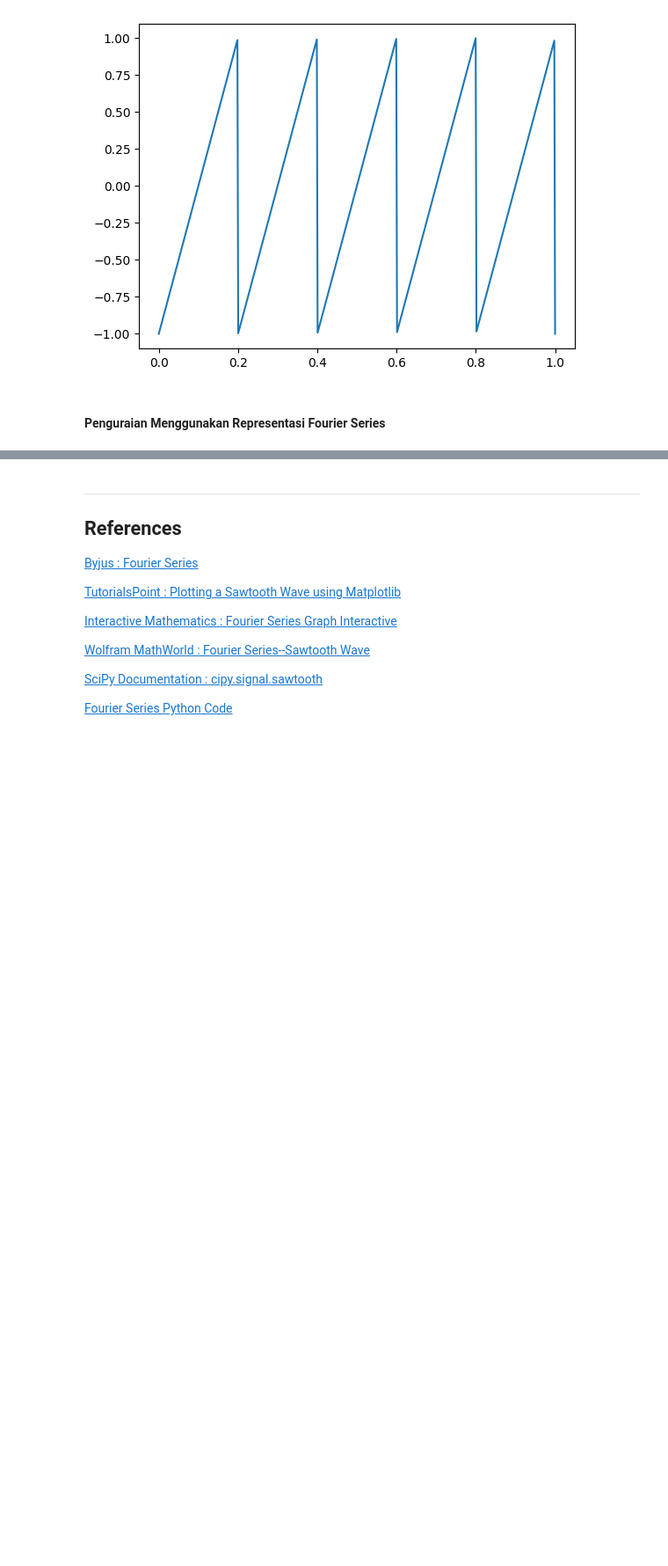
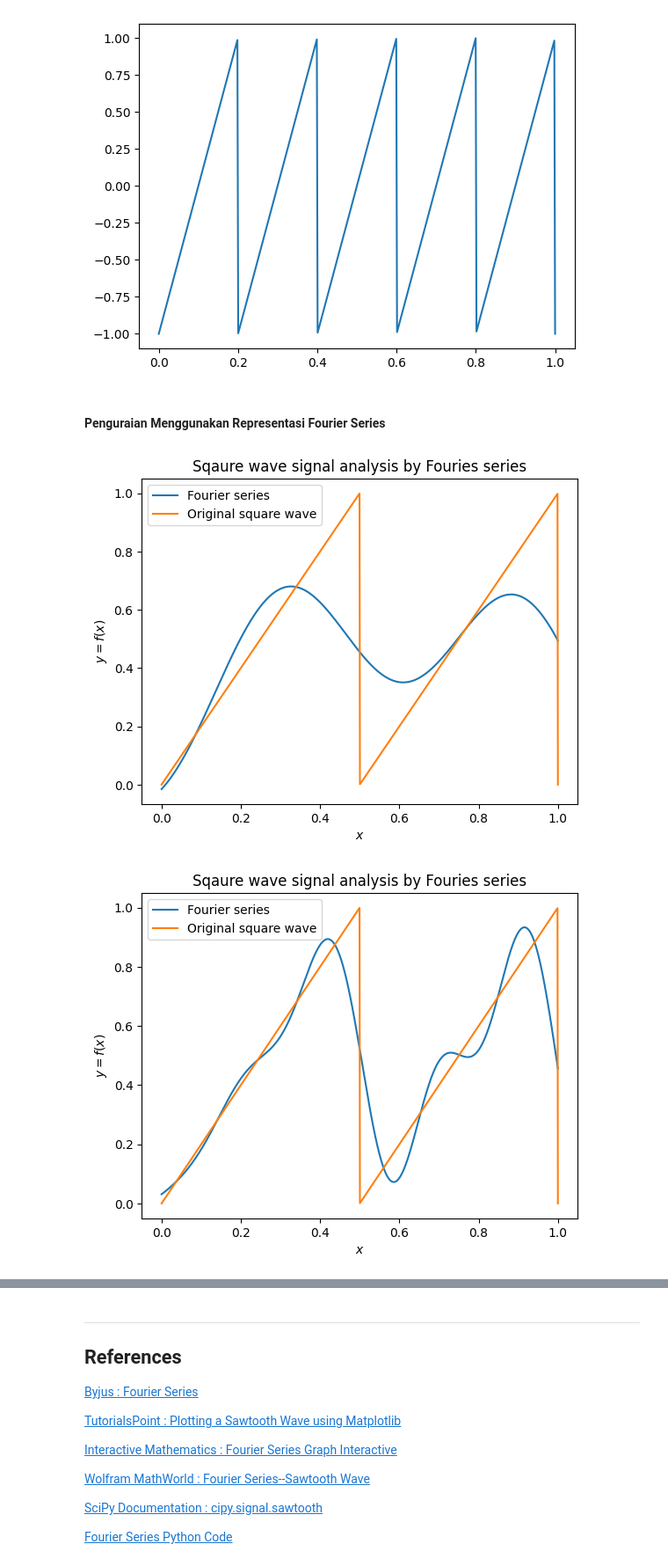
Before and after one commit to Kyr1ns/SignalSystem-C, a Jupyter notebook: ch3-fourier-series/kelompok-1/essay.ipynb, the cells around one changed output, grey strips where cells are left out. Shown at 88% size. Cells and saved outputs as stored; diff of their text form; code cells hidden in the pictures; blank space fills up the shorter version.

Commit message:
add fourier-series code

```diff
--- a/ch3-fourier-series/kelompok-1/essay.ipynb
+++ b/ch3-fourier-series/kelompok-1/essay.ipynb
@@ -188,3 +188,12 @@ plt.show()
 [figure]
 # %% [markdown]
 #### Penguraian Menggunakan Representasi Fourier Series
+# %%
+from fourierseries import fourier_series
+
+fourier_series(1,5,1,7)
+fourier_series(1,5,1,20)
+fourier_series(1,5,1,100)
+# %% [output]
+[figure, added]
+[figure, added]
```
Also changed, not shown: parts of 1 cell of this notebook, 4 other files.
